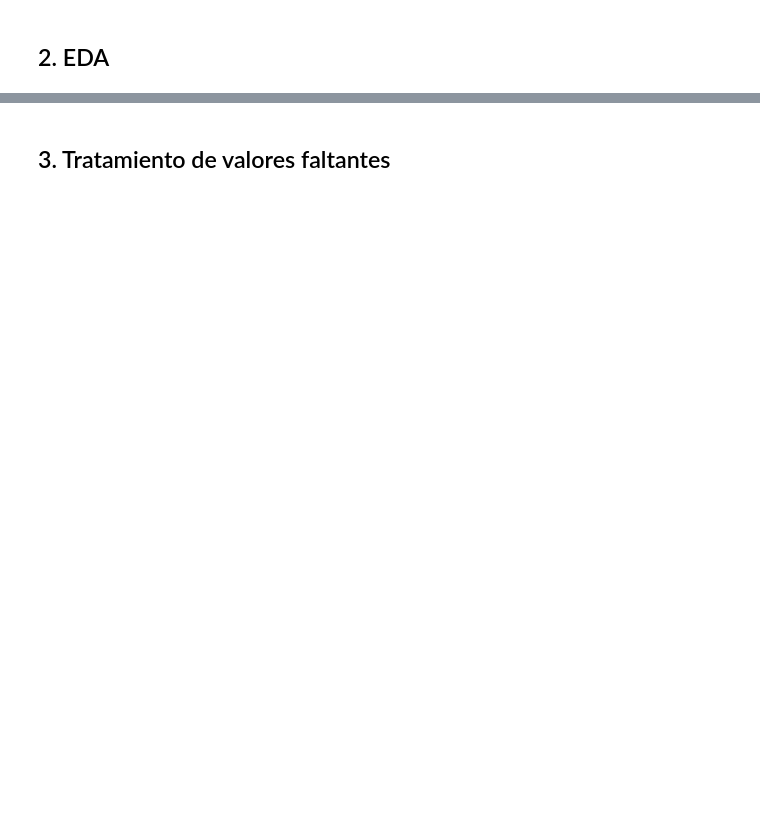
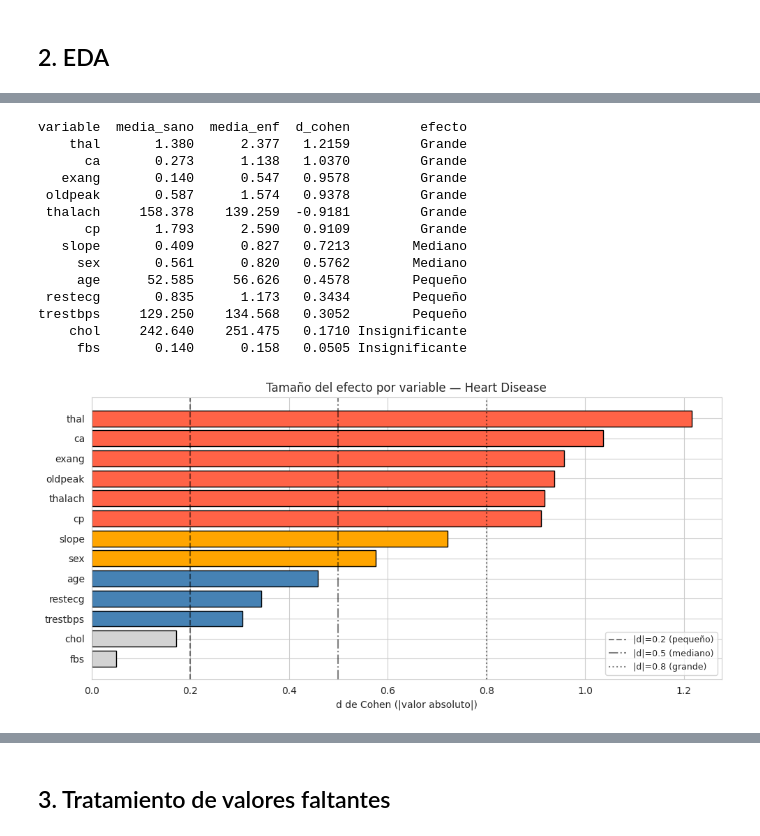
Before and after one commit to vargasmiranda-victormanuel/course-sistemas-basados-en-conocimiento, a Jupyter notebook: tareas_aprendizaje_automatico/proyecto_clasificacion_clustering/Tarea2_VictorVargas_&_Zeledon.ipynb, the cells around one changed output, grey strips where cells are left out. Drawn from its saved outputs; the diff is of its cells as text; code cells hidden in the pictures; blank space fills up the shorter version.

```diff
--- a/tareas_aprendizaje_automatico/proyecto_clasificacion_clustering/Tarea2_VictorVargas_&_Zeledon.ipynb
+++ b/tareas_aprendizaje_automatico/proyecto_clasificacion_clustering/Tarea2_VictorVargas_&_Zeledon.ipynb
@@ -174,30 +257,46 @@ plt.tight_layout(); plt.show()
 # %%
 # d de Cohen
 def cohen_d(df, feature_cols, group_col='target'):
     results = []
     for col in feature_cols:
         g0 = df[df[group_col]==0][col].dropna()
         g1 = df[df[group_col]==1][col].dropna()
         n0, n1 = len(g0), len(g1)
         v0, v1 = g0.var(ddof=1), g1.var(ddof=1)
         std_p = np.sqrt(((n1-1)*v1 + (n0-1)*v0) / (n1+n0-2)) if (v0 and v1) else 1
         d = (g1.mean() - g0.mean()) / std_p if std_p else 0
         abs_d = abs(d)
         efecto = 'Grande' if abs_d>=0.8 else ('Mediano' if abs_d>=0.5 else ('Pequeño' if abs_d>=0.2 else 'Insignificante'))
         results.append({'variable':col,'media_sano':round(g0.mean(),3),
                         'media_enf':round(g1.mean(),3),'d_cohen':round(d,4),'efecto':efecto})
     return pd.DataFrame(results).sort_values('d_cohen', key=abs, ascending=False)
 
-cohen_pd = cohen_d(df_heart, num_cols+['ca','thal','exang','cp','slope'])
+cohen_pd = cohen_d(df_heart, FEATURE_COLS_ALL)
 print(cohen_pd.to_string(index=False))
 
 colors_d = {'Grande':'tomato','Mediano':'orange','Pequeño':'steelblue','Insignificante':'lightgrey'}
 fig, ax = plt.subplots(figsize=(10,5))
 ax.barh(cohen_pd['variable'][::-1], cohen_pd['d_cohen'].abs()[::-1],
         color=[colors_d[e] for e in cohen_pd['efecto'][::-1]], edgecolor='black')
 for u, ls, lb in [(0.2,'--','pequeño'),(0.5,'-.','mediano'),(0.8,':','grande')]:
     ax.axvline(u, color='black', linestyle=ls, alpha=0.5, label=f'|d|={u} ({lb})')
 ax.set_xlabel('d de Cohen (|valor absoluto|)')
 ax.set_title('Tamaño del efecto por variable — Heart Disease', fontsize=12)
 ax.legend(fontsize=9); plt.tight_layout(); plt.show()
+# %% [output]
+variable  media_sano  media_enf  d_cohen         efecto
+    thal       1.380      2.377   1.2159         Grande
+      ca       0.273      1.138   1.0370         Grande
+   exang       0.140      0.547   0.9578         Grande
+ oldpeak       0.587      1.574   0.9378         Grande
+ thalach     158.378    139.259  -0.9181         Grande
+      cp       1.793      2.590   0.9109         Grande
+   slope       0.409      0.827   0.7213        Mediano
+     sex       0.561      0.820   0.5762        Mediano
+     age      52.585     56.626   0.4578        Pequeño
+ restecg       0.835      1.173   0.3434        Pequeño
+trestbps     129.250    134.568   0.3052        Pequeño
+    chol     242.640    251.475   0.1710 Insignificante
+     fbs       0.140      0.158   0.0505 Insignificante
+[figure, added]
 # %%
```
Also changed, not shown: parts of 34 cells of this notebook, 1 other file.
